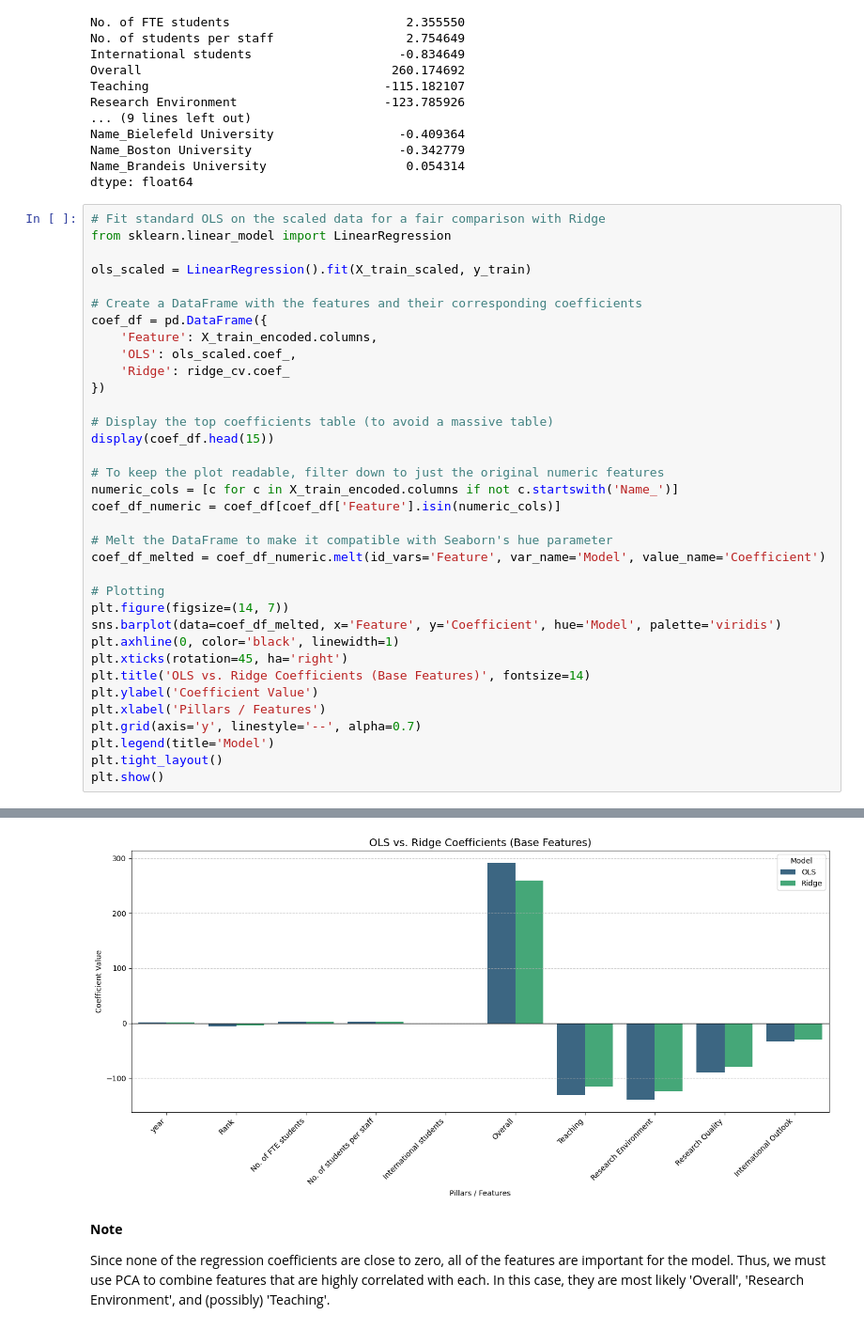
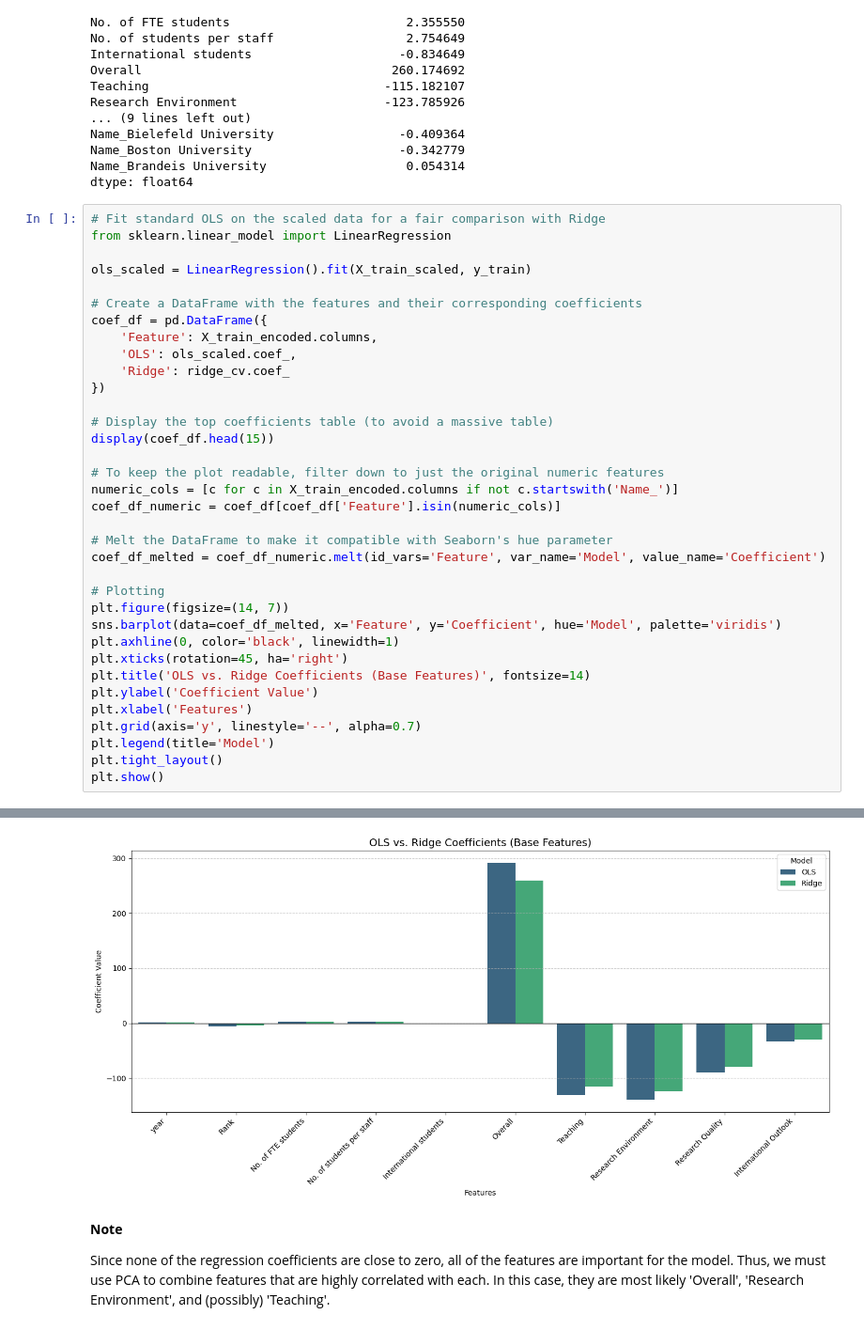
Before and after one commit to tifli/142a-project, a Jupyter notebook: IOER_Final_Project.ipynb, the cells around one changed output, grey strips where cells are left out. Shown at 94% size. Saved outputs shown, nothing was run; the diff lists cells and outputs as text.

```diff
--- a/IOER_Final_Project.ipynb
+++ b/IOER_Final_Project.ipynb
@@ -236,35 +236,35 @@ coef_df_numeric = coef_df[coef_df['Feature'].isin(numeric_cols)]
 coef_df_melted = coef_df_numeric.melt(id_vars='Feature', var_name='Model', value_name='Coefficient')
 
 # Plotting
 plt.figure(figsize=(14, 7))
 sns.barplot(data=coef_df_melted, x='Feature', y='Coefficient', hue='Model', palette='viridis')
 plt.axhline(0, color='black', linewidth=1)
 plt.xticks(rotation=45, ha='right')
 plt.title('OLS vs. Ridge Coefficients (Base Features)', fontsize=14)
 plt.ylabel('Coefficient Value')
-plt.xlabel('Pillars / Features')
+plt.xlabel('Features')
 plt.grid(axis='y', linestyle='--', alpha=0.7)
 plt.legend(title='Model')
 plt.tight_layout()
 plt.show()
 # %% [output]
 |  | Feature | OLS | Ridge |
 | 0 | year | 1.075693 | 1.670551 |
 | 1 | Rank | -6.190391 | -4.513992 |
 | 2 | No. of FTE students | 2.094254 | 2.355550 |
 | 3 | No. of students per staff | 2.784681 | 2.754649 |
 | 4 | International students | -0.646906 | -0.834649 |
 | 5 | Overall | 292.394770 | 260.174692 |
 | 6 | Teaching | -131.252771 | -115.182107 |
 | 7 | Research Environment | -140.232956 | -123.785926 |
 | 8 | Research Quality | -90.316846 | -79.704484 |
 | 9 | International Outlook | -33.501076 | -29.362738 |
 | 10 | Name_Aalto University | -0.233553 | -0.141995 |
 | 11 | Name_Aarhus University | -0.229019 | -0.053805 |
 | 12 | Name_Abu Dhabi University | 0.065796 | -0.040505 |
 | 13 | Name_Adelaide University | -0.374424 | -0.272963 |
 | 14 | Name_Arizona State University (Te... | -0.753973 | -0.810808 |
-[figure, old version]
+[figure, new version]
 # %% [markdown]
 **Note**
 
```
